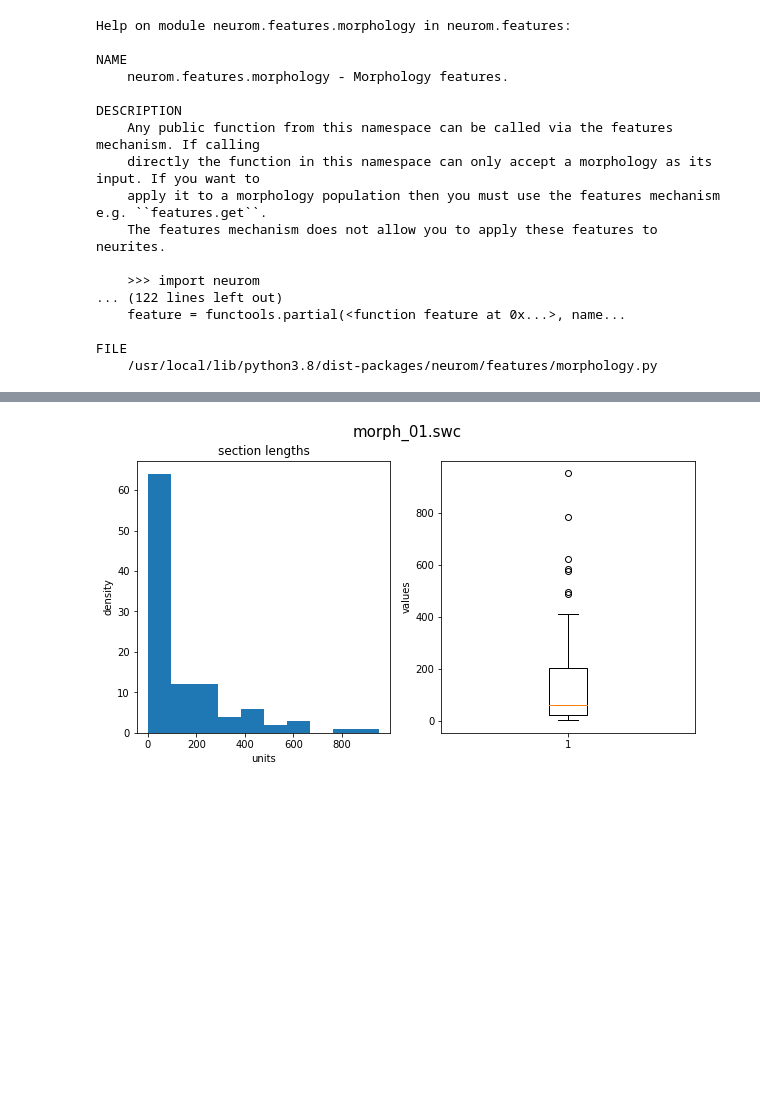
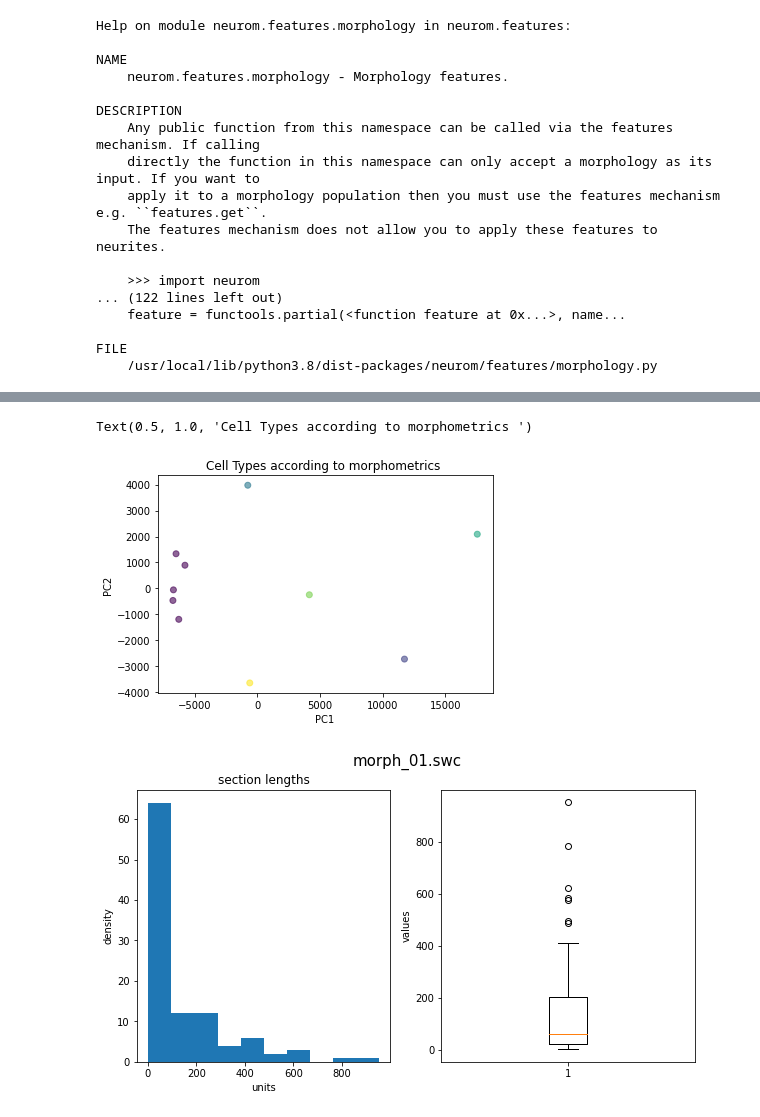
Before and after one commit to AlbrechtAlice/In-Silico-Neuroscience, a Jupyter notebook: Week2_HomeWorks.ipynb, the cells around one changed output, grey strips where cells are left out. Cells and saved outputs as stored; diff of their text form; code cells hidden in the pictures; blank space fills up the shorter version.

```diff
--- a/Week2_HomeWorks.ipynb
+++ b/Week2_HomeWorks.ipynb
@@ -540,0 +539,11 @@ df_means
+# %%
+df_metrics_reduced= PCA(n_components=2).fit(df_metrics).transform(df_metrics)
+
+labels = KMeans(n_clusters=6, random_state=0).fit_predict(df_metrics)
+plt.scatter(df_metrics_reduced[:,0], df_metrics_reduced[:,1], c=labels, alpha=0.6)
+plt.xlabel('PC1')
+plt.ylabel('PC2')
+plt.title("Cell Types according to morphometrics ")
+# %% [output]
+Text(0.5, 1.0, 'Cell Types according to morphometrics ')
+[figure, added]
```
Also changed, not shown: parts of 7 cells of this notebook.
